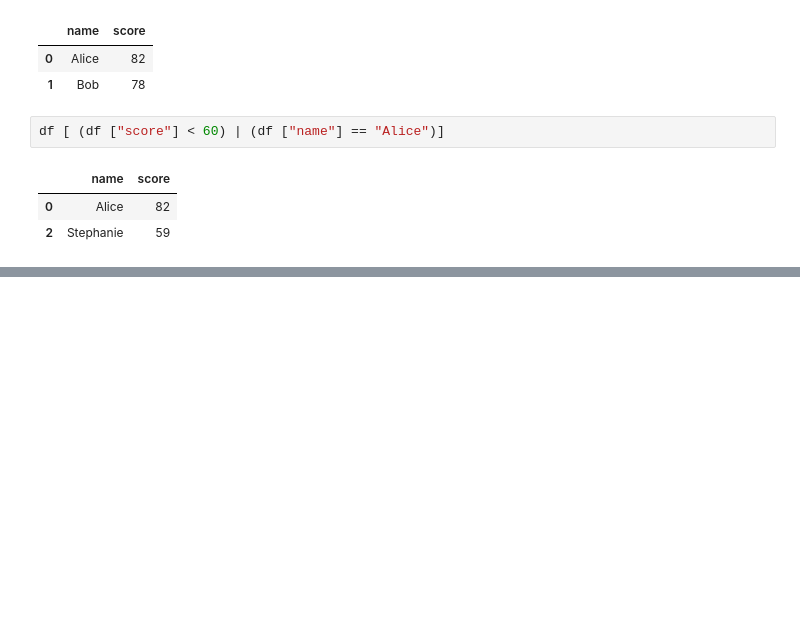
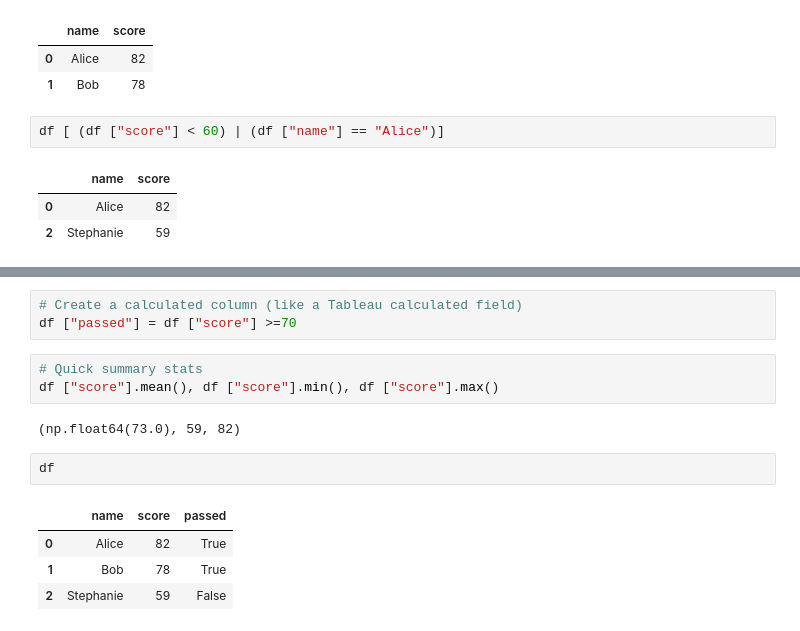
Before and after one commit to metricmuseTA/python-learning, a Jupyter notebook: basics/Practice.ipynb, the cells around one changed output, grey strips where cells are left out. Drawn from its saved outputs; the diff is of its cells as text; blank space fills up the shorter version.

Commit message:
Add filtering, calculated column, and summary stats

```diff
--- a/basics/Practice.ipynb
+++ b/basics/Practice.ipynb
@@ -61,0 +74,15 @@ df [ (df ["score"] < 60) | (df ["name"] == "Alice")]
+# %%
+# Create a calculated column (like a Tableau calculated field)
+df ["passed"] = df ["score"] >=70
+# %%
+# Quick summary stats
+df ["score"].mean(), df ["score"].min(), df ["score"].max()
+# %% [output]
+(np.float64(73.0), 59, 82)
+# %%
+df
+# %% [output]
+|  | name | score | passed |
+| 0 | Alice | 82 | True |
+| 1 | Bob | 78 | True |
+| 2 | Stephanie | 59 | False |
```
Also changed, not shown: parts of 4 cells of this notebook.
